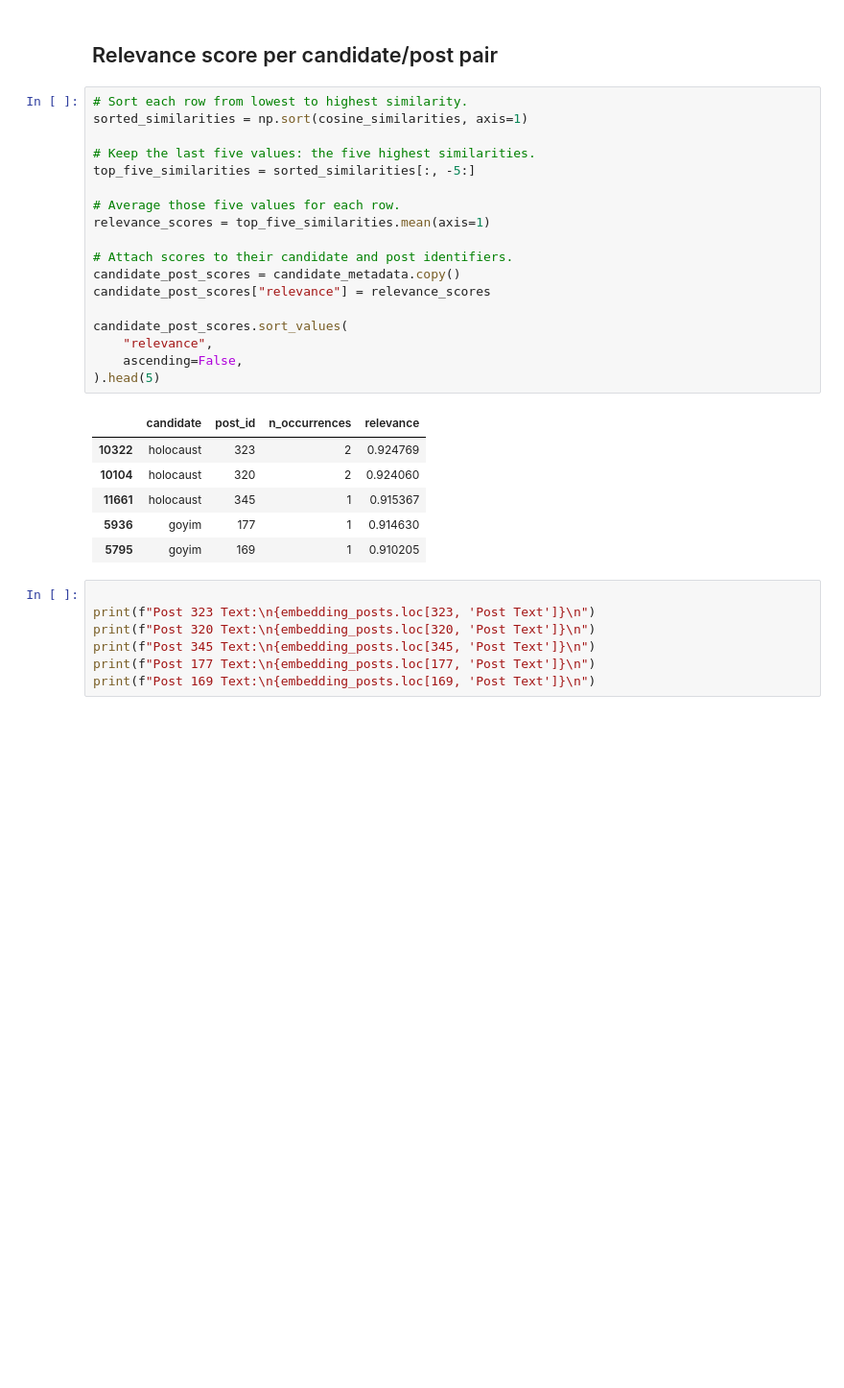
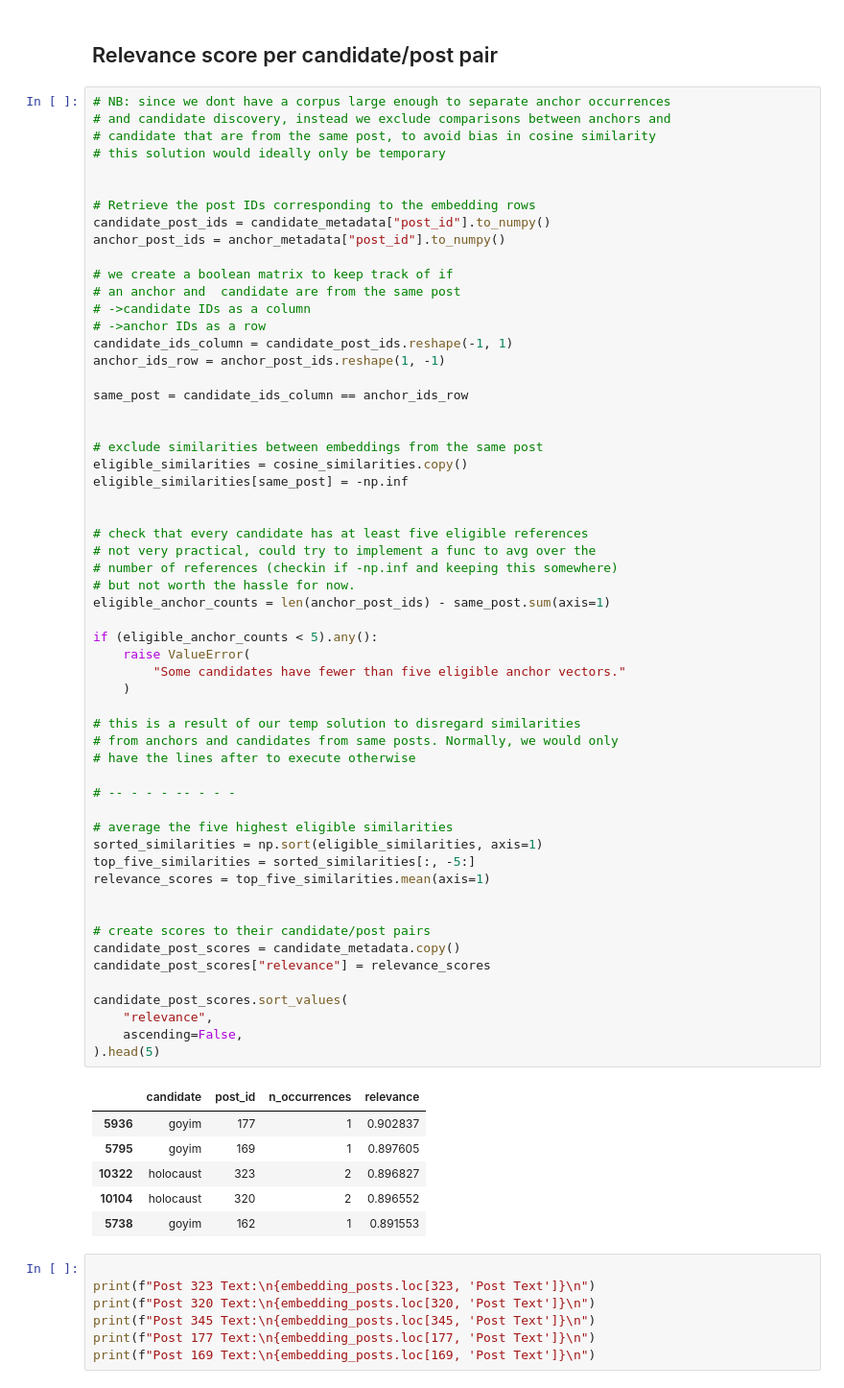
Before and after one commit to FaureArm/Emerging_Coded_Hate_Speech, a Jupyter notebook: Reproduce.ipynb, the cells around one changed output. Shown at 96% size. Cells and saved outputs as stored; diff of their text form; blank space fills up the shorter version.

```diff
--- a/Reproduce.ipynb
+++ b/Reproduce.ipynb
@@ -1218,30 +1122,69 @@ Post 186 Text:
 # %% [markdown]
 ## Relevance score per candidate/post pair
 # %%
-# Sort each row from lowest to highest similarity.
-sorted_similarities = np.sort(cosine_similarities, axis=1)
+# NB: since we dont have a corpus large enough to separate anchor occurrences
+# and candidate discovery, instead we exclude comparisons between anchors and
+# candidate that are from the same post, to avoid bias in cosine similarity
+# this solution would ideally only be temporary
 
-# Keep the last five values: the five highest similarities.
+
+# Retrieve the post IDs corresponding to the embedding rows
+candidate_post_ids = candidate_metadata["post_id"].to_numpy()
+anchor_post_ids = anchor_metadata["post_id"].to_numpy()
+
+# we create a boolean matrix to keep track of if
+# an anchor and  candidate are from the same post
+# ->candidate IDs as a column
+# ->anchor IDs as a row
+candidate_ids_column = candidate_post_ids.reshape(-1, 1)
+anchor_ids_row = anchor_post_ids.reshape(1, -1)
+
+same_post = candidate_ids_column == anchor_ids_row
+
+
+# exclude similarities between embeddings from the same post
+eligible_similarities = cosine_similarities.copy()
+eligible_similarities[same_post] = -np.inf
+
+
+# check that every candidate has at least five eligible references
+# not very practical, could try to implement a func to avg over the
+# number of references (checkin if -np.inf and keeping this somewhere)
+# but not worth the hassle for now.
+eligible_anchor_counts = len(anchor_post_ids) - same_post.sum(axis=1)
+
+if (eligible_anchor_counts < 5).any():
+    raise ValueError(
+        "Some candidates have fewer than five eligible anchor vectors."
+    )
+
+# this is a result of our temp solution to disregard similarities
+# from anchors and candidates from same posts. Normally, we would only
+# have the lines after to execute otherwise
+
+# -- - - - -- - - -
+
+# average the five highest eligible similarities
+sorted_similarities = np.sort(eligible_similarities, axis=1)
 top_five_similarities = sorted_similarities[:, -5:]
-
-# Average those five values for each row.
 relevance_scores = top_five_similarities.mean(axis=1)
 
-# Attach scores to their candidate and post identifiers.
+
+# create scores to their candidate/post pairs
 candidate_post_scores = candidate_metadata.copy()
 candidate_post_scores["relevance"] = relevance_scores
 
 candidate_post_scores.sort_values(
     "relevance",
     ascending=False,
 ).head(5)
 # %% [output]
 |  | candidate | post_id | n_occurrences | relevance |
-| 10322 | holocaust | 323 | 2 | 0.924769 |
-| 10104 | holocaust | 320 | 2 | 0.924060 |
-| 11661 | holocaust | 345 | 1 | 0.915367 |
-| 5936 | goyim | 177 | 1 | 0.914630 |
-| 5795 | goyim | 169 | 1 | 0.910205 |
+| 5936 | goyim | 177 | 1 | 0.902837 |
+| 5795 | goyim | 169 | 1 | 0.897605 |
+| 10322 | holocaust | 323 | 2 | 0.896827 |
+| 10104 | holocaust | 320 | 2 | 0.896552 |
+| 5738 | goyim | 162 | 1 | 0.891553 |
 # %%
 
 print(f"Post 323 Text:\n{embedding_posts.loc[323, 'Post Text']}\n")
```
Also changed, not shown: parts of 7 cells of this notebook.
